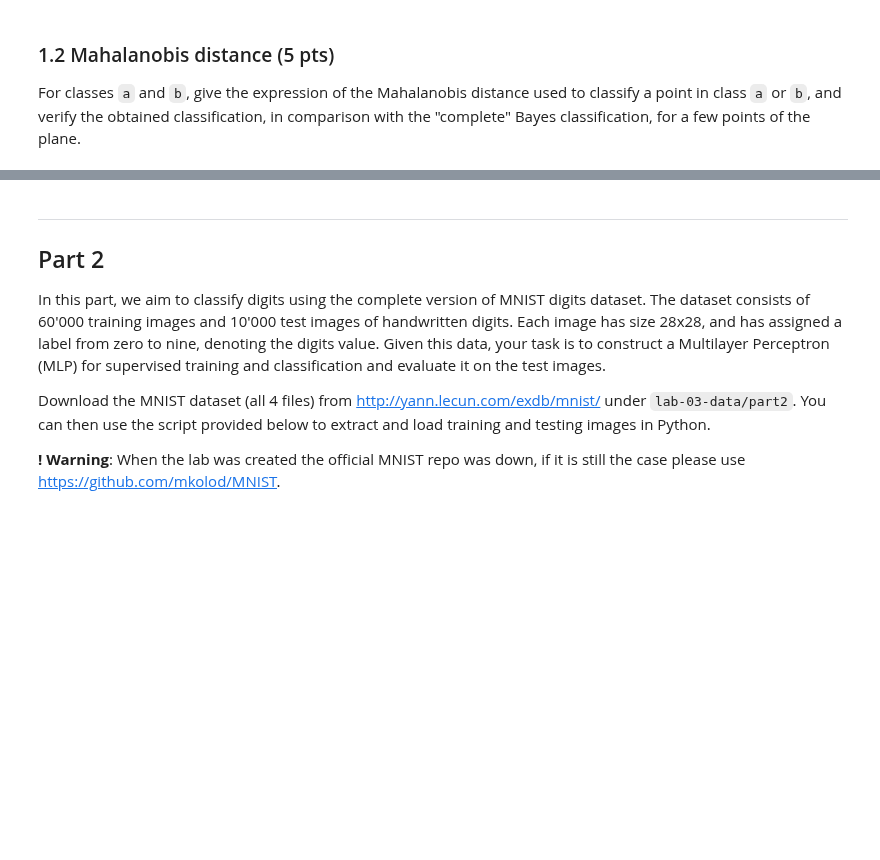
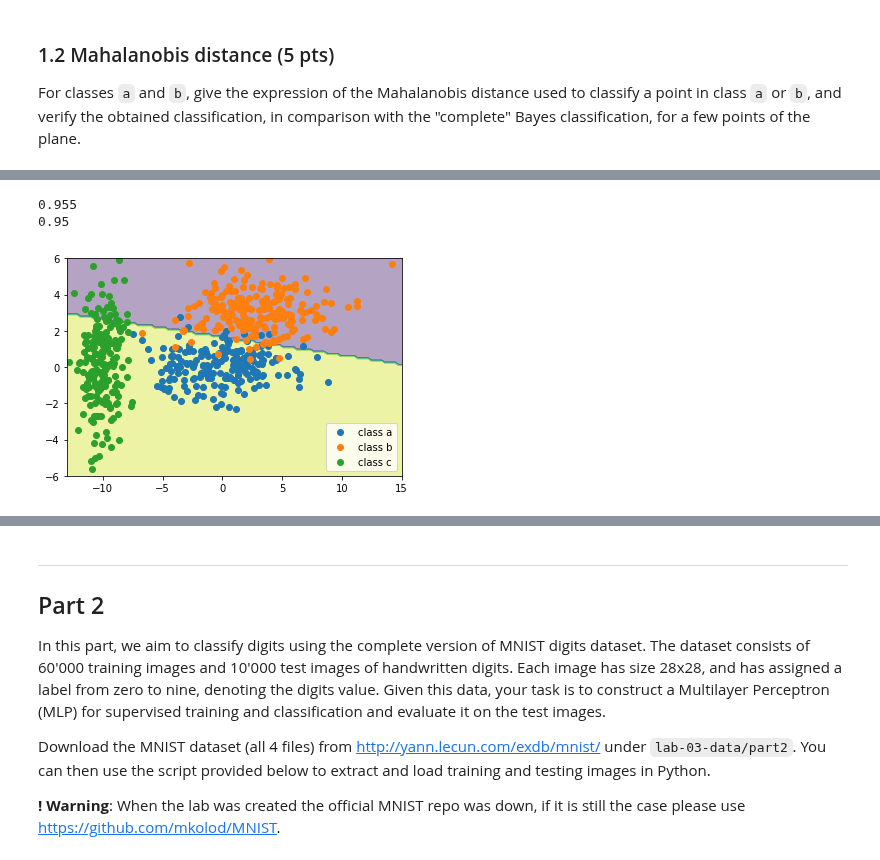
Before and after one commit to Andrea-Oliveri/Image-Processing-Assignements, a Jupyter notebook: Labs/lab_03_classification.ipynb, the cells around one changed output, grey strips where cells are left out. Saved outputs shown, nothing was run; the diff lists cells and outputs as text; code cells hidden in the pictures; blank space fills up the shorter version.

```diff
--- a/Labs/lab_03_classification.ipynb
+++ b/Labs/lab_03_classification.ipynb
@@ -202,0 +305,40 @@ For classes `a` and `b`, give the expression of the Mahalanobis distance used to
+# %%
+# Add your implementation and discussion
+def da(x):
+    centered = x**2
+    return np.sqrt(10*centered[:,1]+centered[:,0])
+
+def db(x):
+    centered = (x-3)**2
+    return np.sqrt(10*centered[:,1]+centered[:,0])
+
+def classify_mahalanobis(x):
+    return da(x) <= db(x) #True -> belongs to class a else class b
+
+# checking classification by mahalanobis
+print(np.sum(da(a) <= db(a))/len(a))
+print(np.sum(db(b) <= da(b))/len(b))
+# %% [output]
+0.955
+0.95
+# %%
+xmin = floor(np.min([np.max(a[:,0]),np.min(b[:,0]),np.min(c[:,0])]))
+xmax = ceil(np.max([np.max(a[:,0]),np.max(b[:,0]),np.max(c[:,0])]))
+ymin = floor(np.min([np.min(a[:,1]),np.min(b[:,1]),np.min(c[:,1])]))
+ymax = ceil(np.max([np.max(a[:,1]),np.max(b[:,1]),np.max(c[:,1])]))
+
+xlist = np.linspace(xmin, xmax, 100) # Create 1-D arrays for x,y dimensions
+ylist = np.linspace(ymin, ymax, 100)
+
+X,Y = np.meshgrid(xlist, ylist) # Create 2-D grid xlist,ylist values
+class_ab = np.asarray([classify_mahalanobis(np.array([x])) for x in np.c_[X.ravel(),Y.ravel()]])
+class_ab = class_ab.reshape(X.shape)
+plt.contourf(X,Y,class_ab,alpha = 0.4)
+
+plt.scatter(a[:,0],a[:,1],label='class a')
+plt.scatter(b[:,0],b[:,1],label='class b')
+plt.scatter(c[:,0],c[:,1],label='class c')
+plt.legend()
+plt.show()
+# %% [output]
+[figure, added]
```
Also changed, not shown: parts of 22 cells of this notebook.
